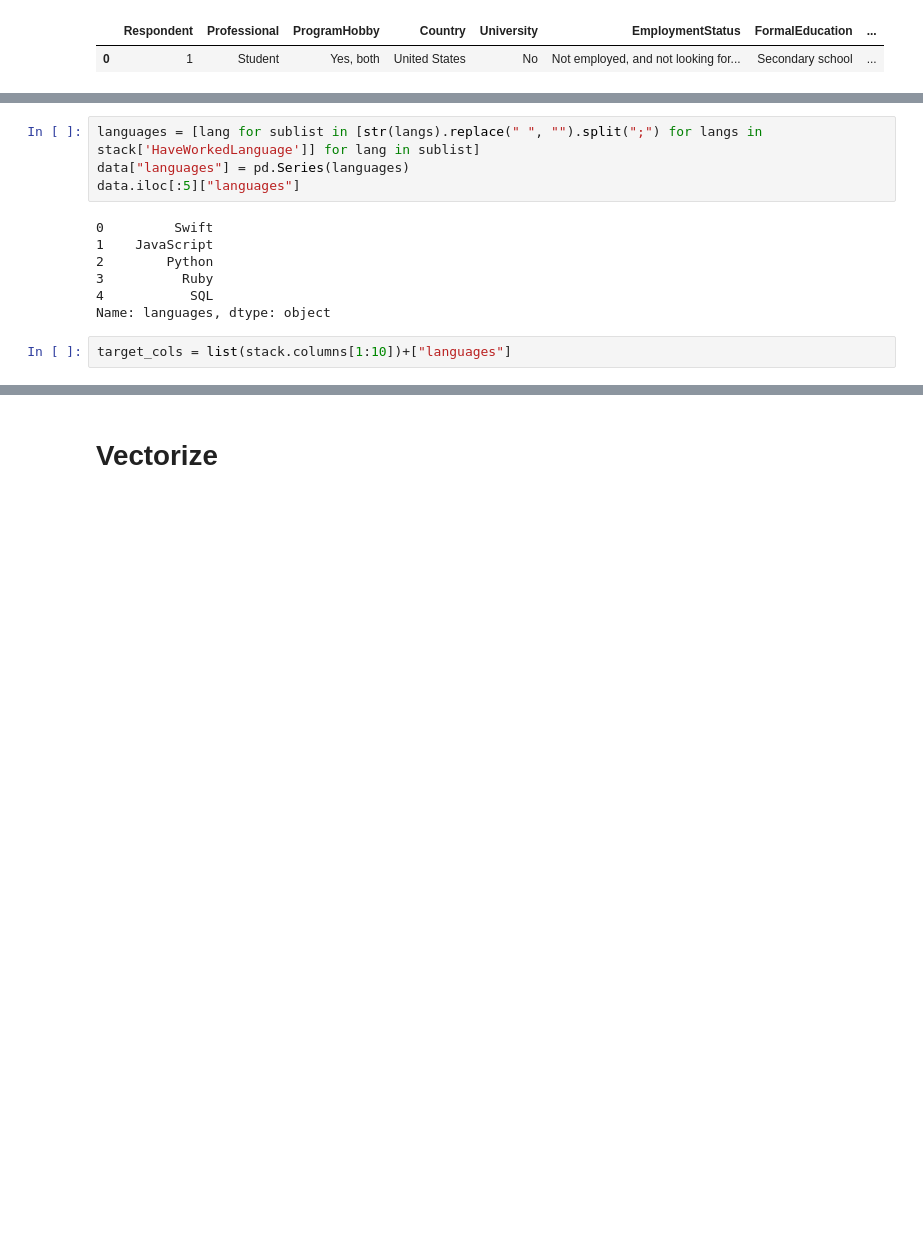
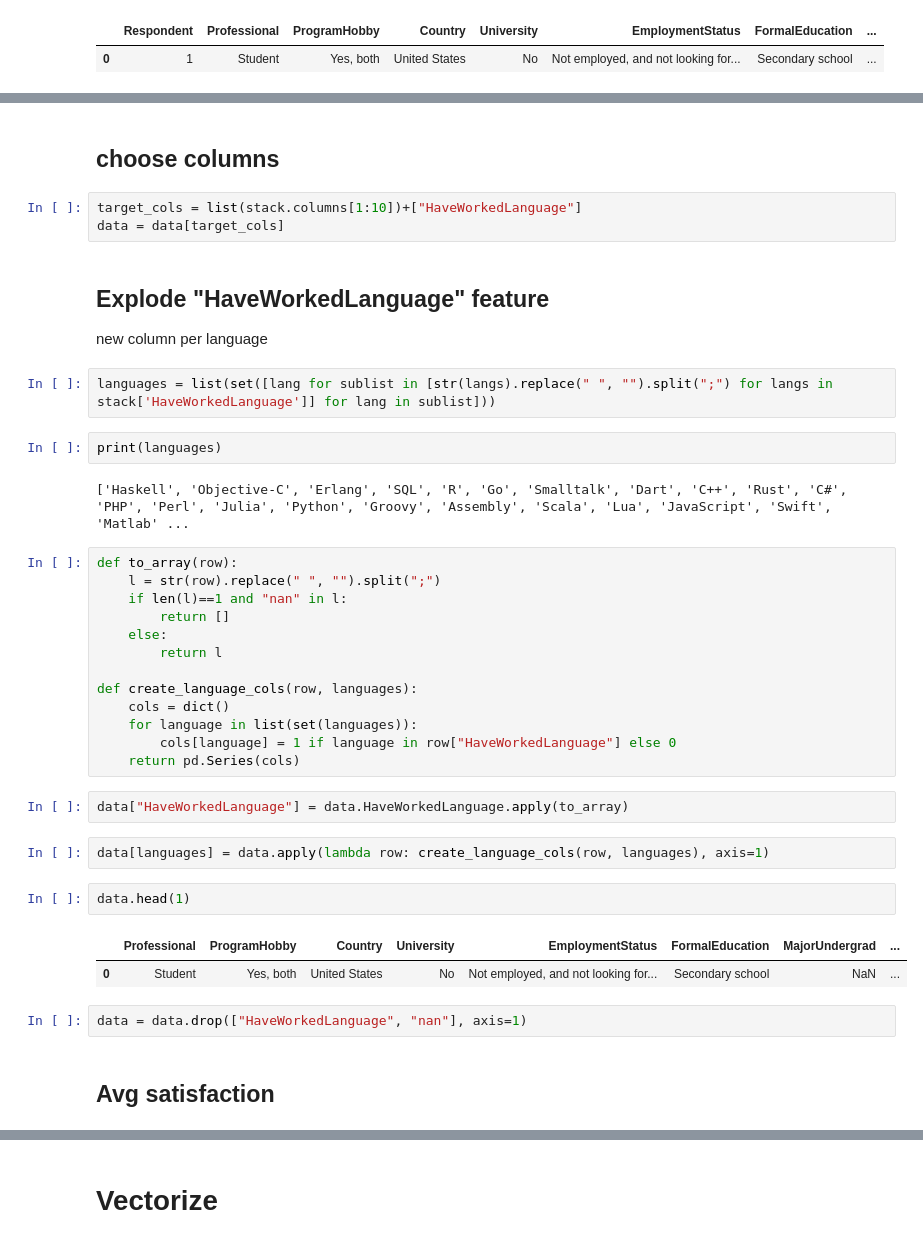
Before and after one commit to LoomisLoud/SO-Analysis-Recommender-System, a Jupyter notebook: graph_hp.ipynb, the cells around one changed output, grey strips where cells are left out. Cells and saved outputs as stored; diff of their text form; blank space fills up the shorter version.

```diff
--- a/graph_hp.ipynb
+++ b/graph_hp.ipynb
@@ -49,13 +61,41 @@ data.head(1)
+# %% [markdown]
+## choose columns
+# %%
+target_cols = list(stack.columns[1:10])+["HaveWorkedLanguage"]
+data = data[target_cols]
+# %% [markdown]
+## Explode "HaveWorkedLanguage" feature
+
+new column per language
 # %%
-languages = [lang for sublist in [str(langs).replace(" ", "").split(";") for langs in stack['HaveWorkedLanguage']] for lang in sublist]
-data["languages"] = pd.Series(languages)
-data.iloc[:5]["languages"]
+languages = list(set([lang for sublist in [str(langs).replace(" ", "").split(";") for langs in stack['HaveWorkedLanguage']] for lang in sublist]))
-# %% [output]
-0         Swift
-1    JavaScript
-2        Python
-3          Ruby
-4           SQL
-Name: languages, dtype: object
-# %%
-target_cols = list(stack.columns[1:10])+["languages"]
+# %%
+print(languages)
+# %% [output]
+['Haskell', 'Objective-C', 'Erlang', 'SQL', 'R', 'Go', 'Smalltalk', 'Dart', 'C++', 'Rust', 'C#', 'PHP', 'Perl', 'Julia', 'Python', 'Groovy', 'Assembly', 'Scala', 'Lua', 'JavaScript', 'Swift', 'Matlab' ...
+# %%
+def to_array(row):
+    l = str(row).replace(" ", "").split(";")
+    if len(l)==1 and "nan" in l:
+        return []
+    else:
+        return l
+
+def create_language_cols(row, languages):
+    cols = dict()
+    for language in list(set(languages)):
+        cols[language] = 1 if language in row["HaveWorkedLanguage"] else 0
+    return pd.Series(cols)
+# %%
+data["HaveWorkedLanguage"] = data.HaveWorkedLanguage.apply(to_array)
+# %%
+data[languages] = data.apply(lambda row: create_language_cols(row, languages), axis=1)
+# %%
+data.head(1)
+# %% [output]
+|  | Professional | ProgramHobby | Country | University | EmploymentStatus | FormalEducation | MajorUndergrad | ... |
+| 0 | Student | Yes, both | United States | No | Not employed, and not looking for... | Secondary school | NaN | ... |
+# %%
+data = data.drop(["HaveWorkedLanguage", "nan"], axis=1)
+# %% [markdown]
+## Avg satisfaction
```
Also changed, not shown: parts of 40 cells of this notebook.
